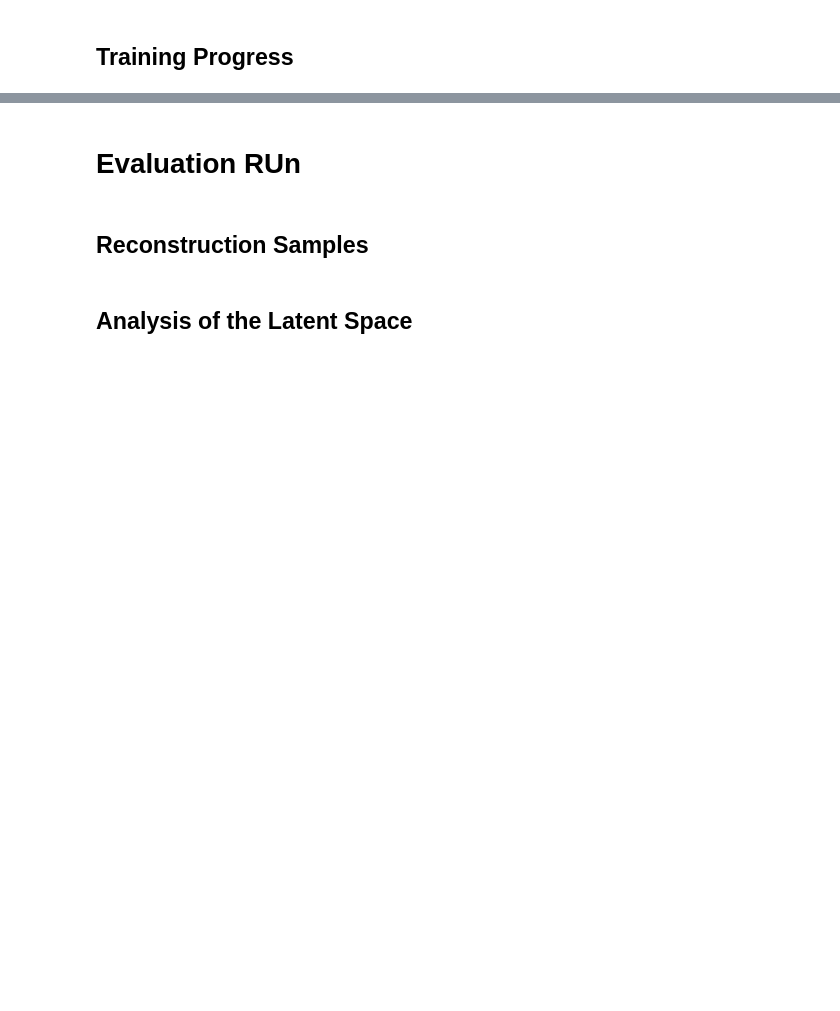
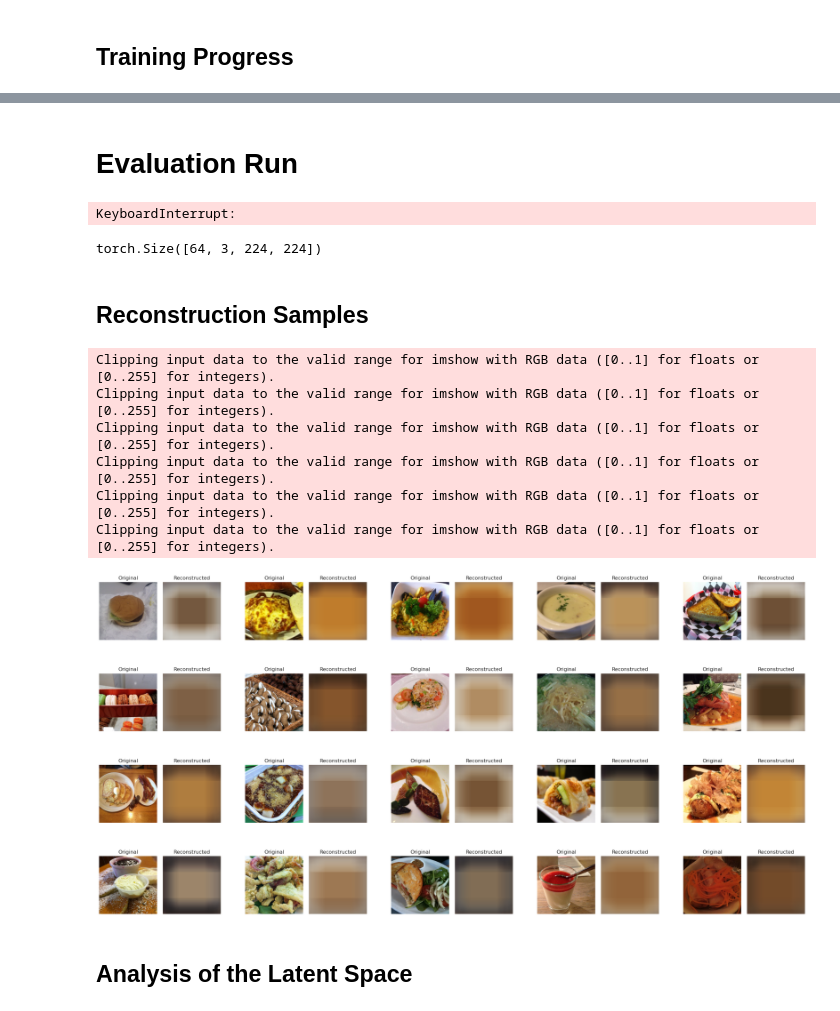
Before and after one commit to LDenninger/VisionLabSS23, a Jupyter notebook: Assignments_6/evaluation_script.ipynb, the cells around one changed output, grey strips where cells are left out. Drawn from its saved outputs; the diff is of its cells as text; code cells hidden in the pictures; blank space fills up the shorter version.

```diff
--- a/Assignments_6/evaluation_script.ipynb
+++ b/Assignments_6/evaluation_script.ipynb
@@ -186,45 +186,65 @@ ValueError: setting an array element with a sequence. The requested array has an
 # %% [markdown]
-# Evaluation RUn
+# Evaluation Run
 # %%
+num_keep = 100
+
 model = model.to(device)
 eval_imgs, eval_output, eval_latents, eval_labels = [], [], [], []
+progress_bar = tqdm(enumerate(test_loader), total=config['dataset']['test_size']//config['batch_size'])
+progress_bar.set_description('Evaluation:')
 with torch.no_grad():
-    for imgs, lbls in test_loader:
+    for i, (imgs, lbls) in progress_bar:
         imgs = imgs.to(device)
         output, (z, mu, sigma) = model(imgs)
-        eval_imgs.append(imgs.cpu())
-        eval_output.append(output.cpu())
-        eval_latents.append(z.cpu())
-        eval_labels.append(lbls)
+        if i<num_keep:
+            eval_imgs.append(imgs.cpu())
+            eval_output.append(output.cpu())
+            eval_latents.append(z.cpu())
+            eval_labels.append(lbls)
 
 model = model.to('cpu')
+# %% [output]
+KeyboardInterrupt:
+# %%
+eval_imgs[0].shape
+# %% [output]
+torch.Size([64, 3, 224, 224])
 # %% [markdown]
 ## Reconstruction Samples
 # %%
-img, output, label = eval_imgs[0], eval_labels[0]
+img, output, label = eval_imgs[0], eval_output[0], eval_labels[0]
 
 
 # Visualize images and their reconstruction
 layout = (4,5)
 num_imgs = layout[0]*layout[1]
 fig = plt.figure(figsize=(30,15))
 
 figure_grid = GridSpec(layout[0], layout[1], figure=fig)
 
 img_ind = 0
 for x in range(layout[0]):
     for y in range(layout[1]):
         img_plot = figure_grid[x,y].subgridspec(1,2, wspace=0.1, hspace=0.0)
         ax = fig.add_subplot(img_plot[0])
-        ax.imshow(img[img_ind])
+        ax.imshow(img[img_ind].permute((1,2,0)))
         ax.axis('off')
         ax.set_title('Original')
         ax = fig.add_subplot(img_plot[1])
-        ax.imshow(output[img_ind])
+        ax.imshow(output[img_ind].permute((1,2,0)))
         ax.axis('off')
         ax.set_title('Reconstructed')
+        img_ind += 1
 
 fig.show()
+# %% [output]
+Clipping input data to the valid range for imshow with RGB data ([0..1] for floats or [0..255] for integers).
+Clipping input data to the valid range for imshow with RGB data ([0..1] for floats or [0..255] for integers).
+Clipping input data to the valid range for imshow with RGB data ([0..1] for floats or [0..255] for integers).
+Clipping input data to the valid range for imshow with RGB data ([0..1] for floats or [0..255] for integers).
+Clipping input data to the valid range for imshow with RGB data ([0..1] for floats or [0..255] for integers).
+Clipping input data to the valid range for imshow with RGB data ([0..1] for floats or [0..255] for integers).
+[figure, added]
 # %% [markdown]
 ## Analysis of the Latent Space
 # %% [markdown]
```
Also changed, not shown: parts of 7 cells of this notebook, 13 other files.
